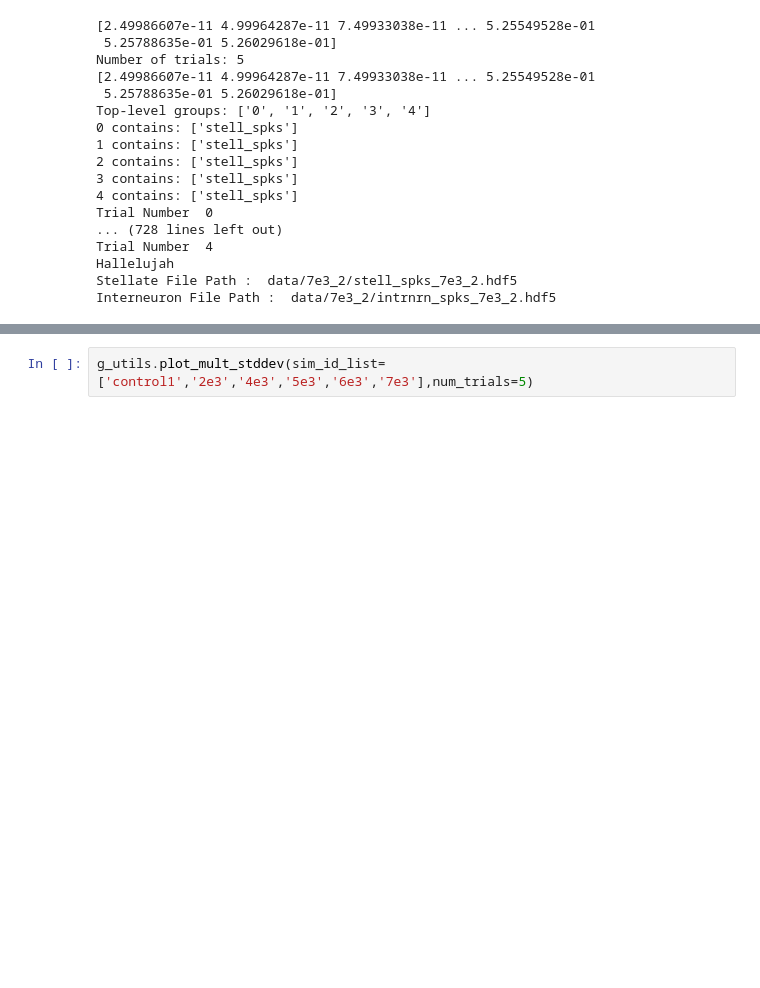
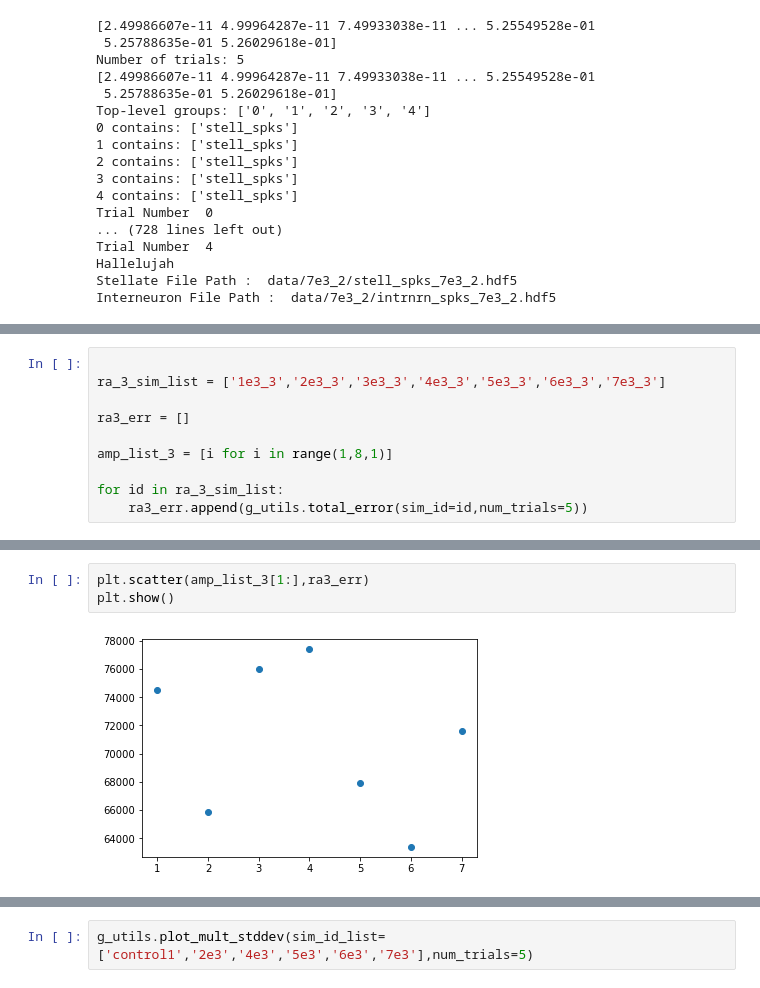
Before and after one commit to tiny-infinity/GridCellsCopy, a Jupyter notebook: analysis/notebooks/real_analysis/ra_!.ipynb, the cells around one changed output, grey strips where cells are left out. Drawn from its saved outputs; the diff is of its cells as text; blank space fills up the shorter version.

```diff
--- a/analysis/notebooks/real_analysis/ra_!.ipynb
+++ b/analysis/notebooks/real_analysis/ra_!.ipynb
@@ -139,0 +165,10 @@ Interneuron File Path :  data/7e3_2/intrnrn_spks_7e3_2.hdf5
+# %%
+
+ra_3_sim_list = ['1e3_3','2e3_3','3e3_3','4e3_3','5e3_3','6e3_3','7e3_3']
+
+ra3_err = []
+
+amp_list_3 = [i for i in range(1,8,1)]
+
+for id in ra_3_sim_list:
+    ra3_err.append(g_utils.total_error(sim_id=id,num_trials=5))
@@ -139,0 +193,5 @@ Interneuron File Path :  data/7e3_2/intrnrn_spks_7e3_2.hdf5
+# %%
+plt.scatter(amp_list_3[1:],ra3_err)
+plt.show()
+# %% [output]
+[figure, added]
```
Also changed, not shown: parts of 7 cells of this notebook, 58 other files.
